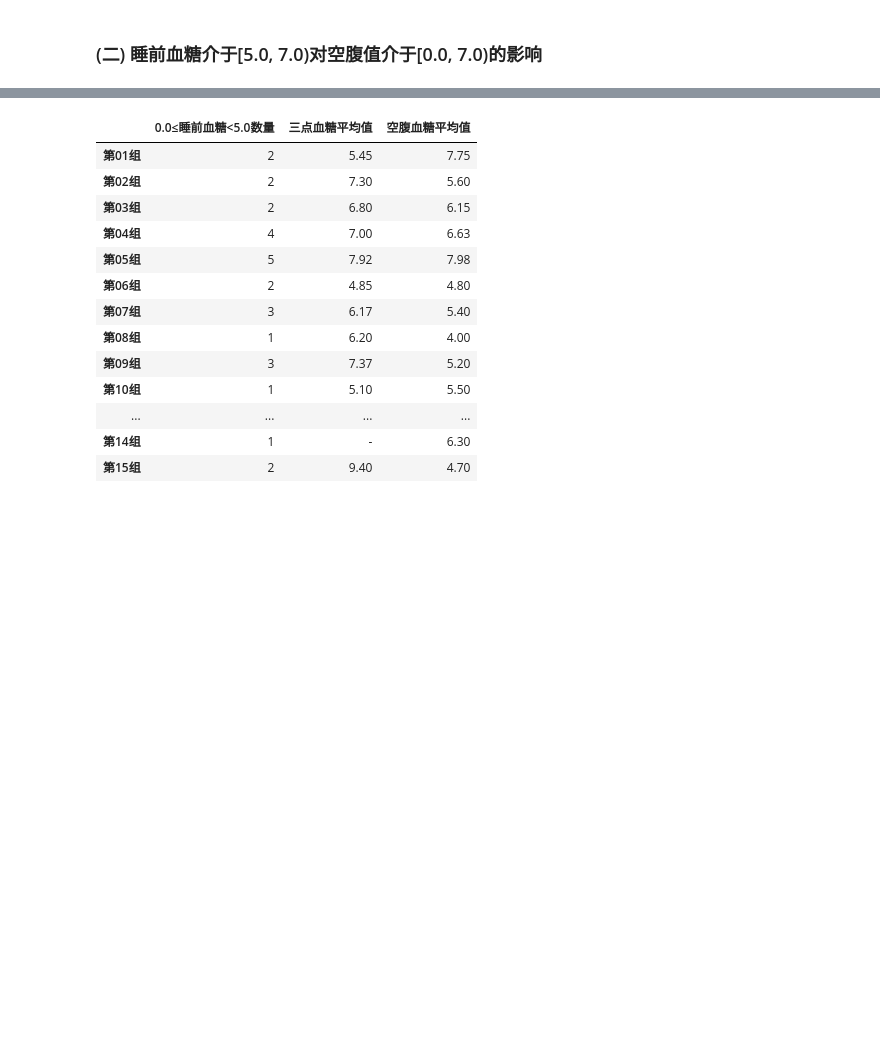
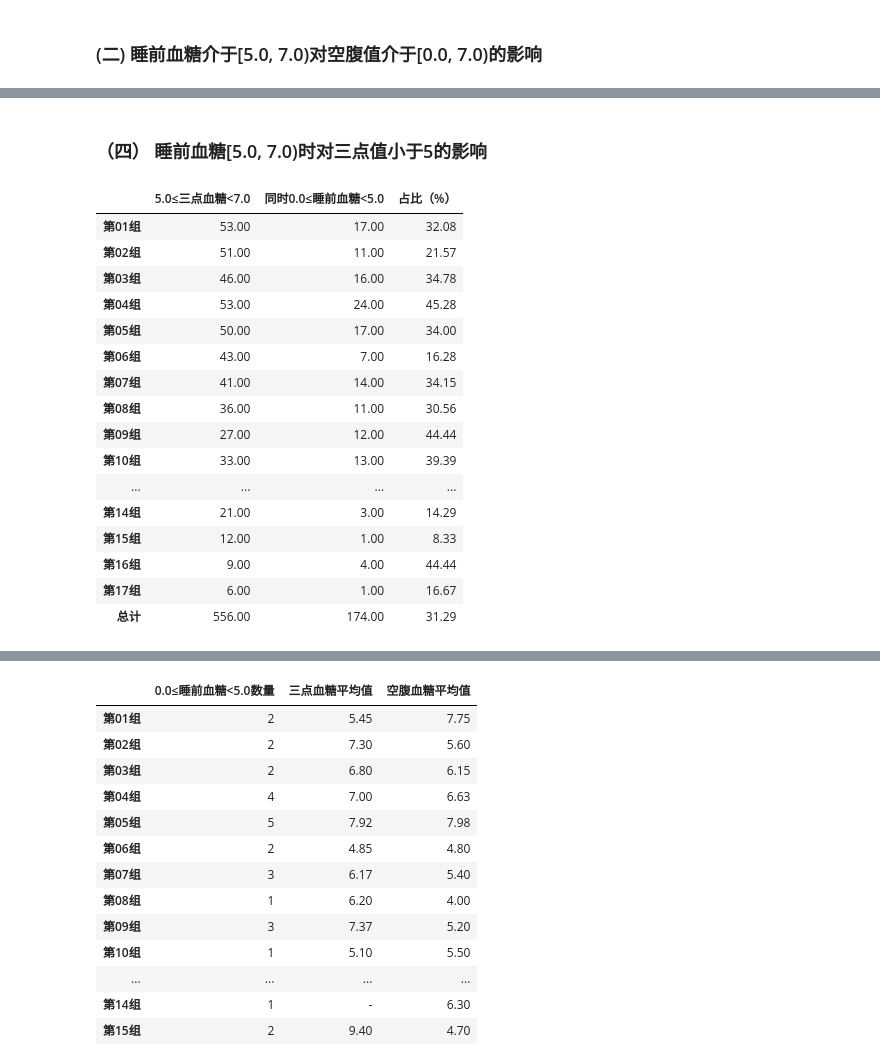
Before and after one commit to LastsForever/Data_Wrangling_for_Medical_Research, a Jupyter notebook: 低血糖数据统计/2013数据处理.ipynb, the cells around one changed output, grey strips where cells are left out. Cells and saved outputs as stored; diff of their text form; code cells hidden in the pictures; blank space fills up the shorter version.

```diff
--- a/低血糖数据统计/2013数据处理.ipynb
+++ b/低血糖数据统计/2013数据处理.ipynb
@@ -205,0 +228,22 @@ dfRelativeBeforeMeal
+# %% [markdown]
+### （四） 睡前血糖[5.0, 7.0)时对三点值小于5的影响
+# %%
+GetRelativeRate(df, xlow=0, xhigh=5, ylow=5, yhigh=7, groupKey='三点')
+# %% [output]
+|  | 5.0≤三点血糖<7.0 | 同时0.0≤睡前血糖<5.0 | 占比（%） |
+| 第01组 | 53.00 | 17.00 | 32.08 |
+| 第02组 | 51.00 | 11.00 | 21.57 |
+| 第03组 | 46.00 | 16.00 | 34.78 |
+| 第04组 | 53.00 | 24.00 | 45.28 |
+| 第05组 | 50.00 | 17.00 | 34.00 |
+| 第06组 | 43.00 | 7.00 | 16.28 |
+| 第07组 | 41.00 | 14.00 | 34.15 |
+| 第08组 | 36.00 | 11.00 | 30.56 |
+| 第09组 | 27.00 | 12.00 | 44.44 |
+| 第10组 | 33.00 | 13.00 | 39.39 |
+| ... | ... | ... | ... |
+| 第14组 | 21.00 | 3.00 | 14.29 |
+| 第15组 | 12.00 | 1.00 | 8.33 |
+| 第16组 | 9.00 | 4.00 | 44.44 |
+| 第17组 | 6.00 | 1.00 | 16.67 |
+| 总计 | 556.00 | 174.00 | 31.29 |
```
Also changed, not shown: parts of 15 cells of this notebook, 5 other files.
